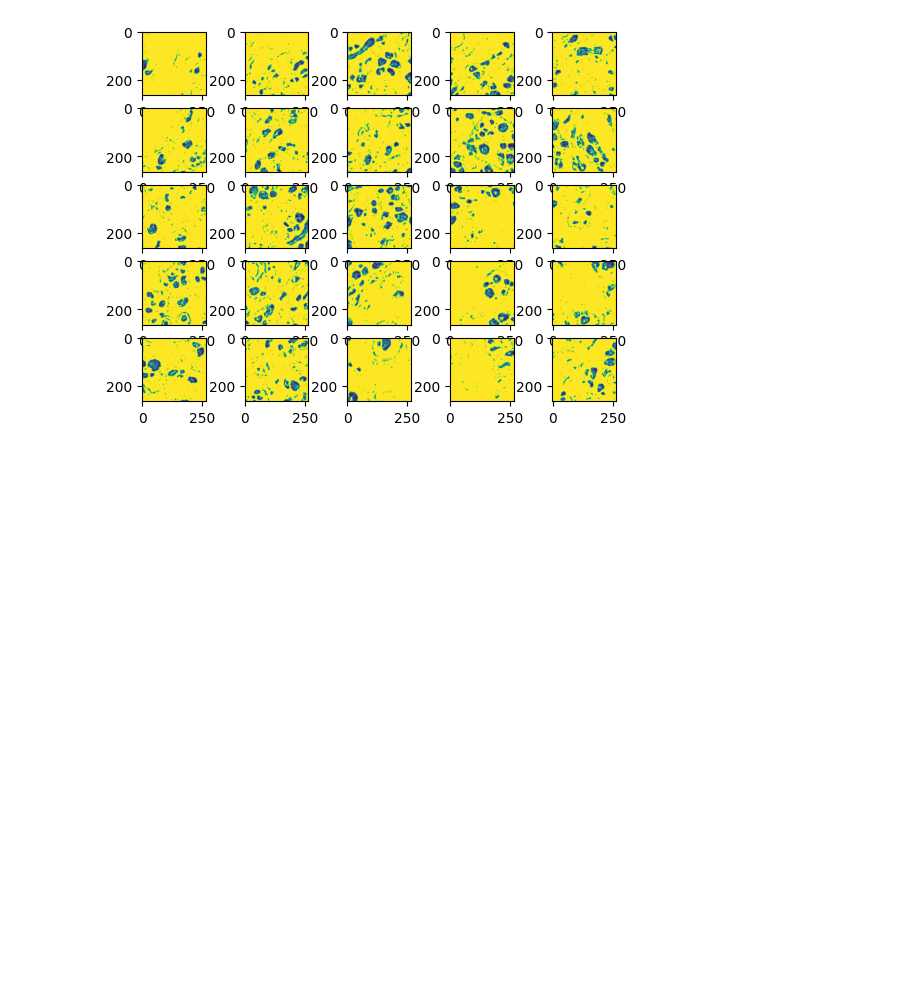
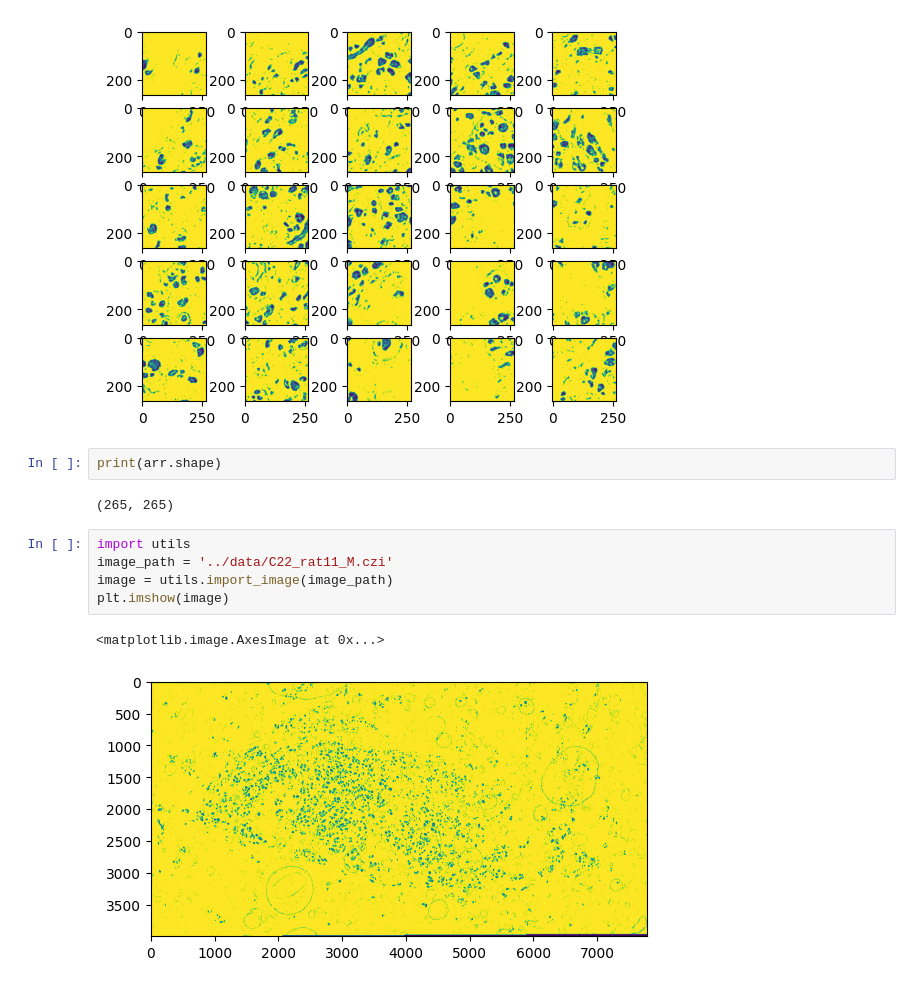
Before and after one commit to Amokh2018/AxoDetection, a Jupyter notebook: notebook/main2.ipynb, the cells around one changed output. Cells and saved outputs as stored; diff of their text form; blank space fills up the shorter version.

```diff
--- a/notebook/main2.ipynb
+++ b/notebook/main2.ipynb
@@ -30,3 +29,15 @@ for i in range(nb_photo):
         axs[i, j].imshow(arr)
 # %% [output]
 [figure]
+# %%
+print(arr.shape)
+# %% [output]
+(265, 265)
+# %%
+import utils
+image_path = '../data/C22_rat11_M.czi'
+image = utils.import_image(image_path)
+plt.imshow(image)
+# %% [output]
+<matplotlib.image.AxesImage at 0x...>
+[figure, added]
```
Also changed, not shown: parts of 1 cell of this notebook, 1 other file.
